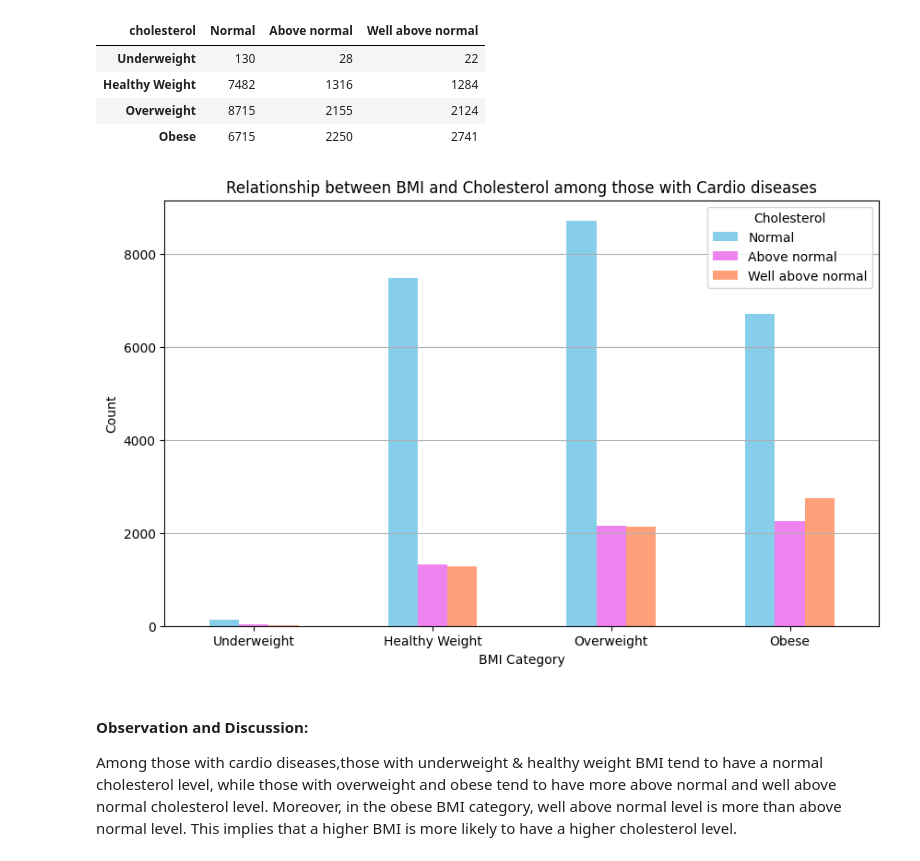
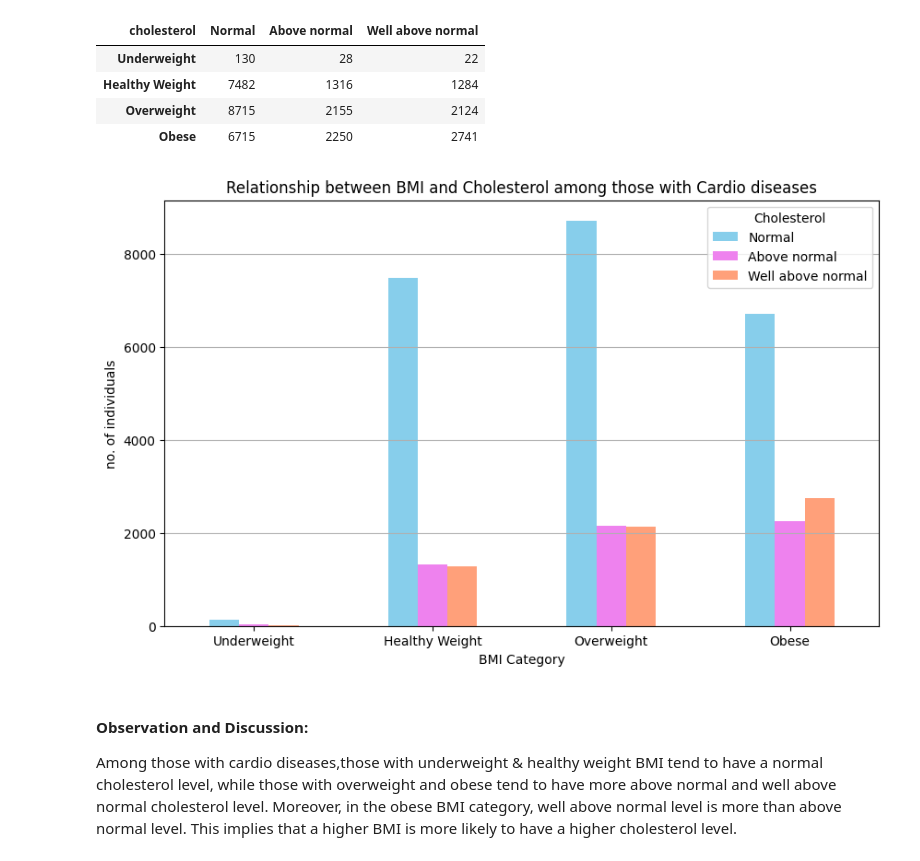
Before and after one commit to w21280485/assignment_a2_2, a Jupyter notebook: Cardiovascular_Health_Analysis_Wong21280485.ipynb, the cells around one changed output. Cells and saved outputs as stored; diff of their text form; code cells hidden in the pictures.

```diff
--- a/Cardiovascular_Health_Analysis_Wong21280485.ipynb
+++ b/Cardiovascular_Health_Analysis_Wong21280485.ipynb
@@ -340,19 +344,19 @@ bmi_chole_counts
 # %%
 # @title Visualisation
 
 # Create a grouped bar chart
 ax = bmi_chole_counts.plot(kind='bar', figsize=(10, 6),color=('skyblue','violet','lightsalmon' ))
 plt.title('Relationship between BMI and Cholesterol among those with Cardio diseases')
 plt.xlabel('BMI Category')
-plt.ylabel('Count')
+plt.ylabel('no. of individuals')
 plt.legend(title='Cholesterol', loc='upper right', labels=['Normal', 'Above normal','Well above normal'])
 plt.xticks(rotation=0)
 plt.grid(axis = 'y')
 
 # Display the plot
 plt.show()
 # %% [output]
-[figure, old version]
+[figure, new version]
 # %% [markdown]
 #### Observation and Discussion:
 
```
Also changed, not shown: parts of 8 cells of this notebook.
